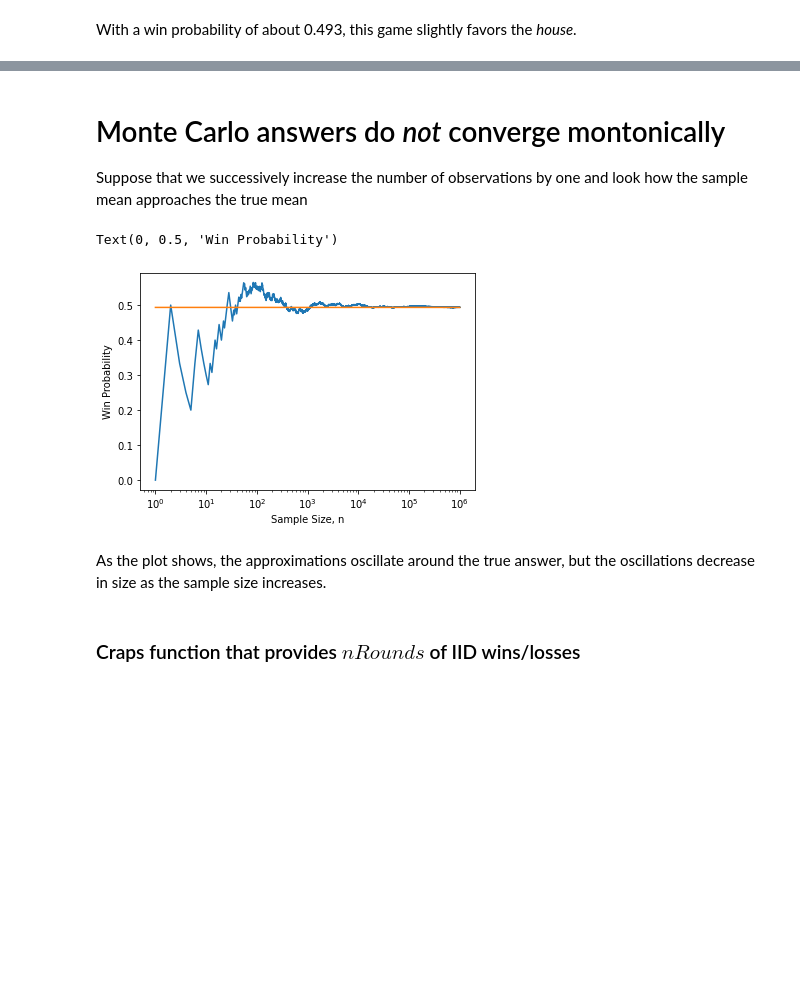
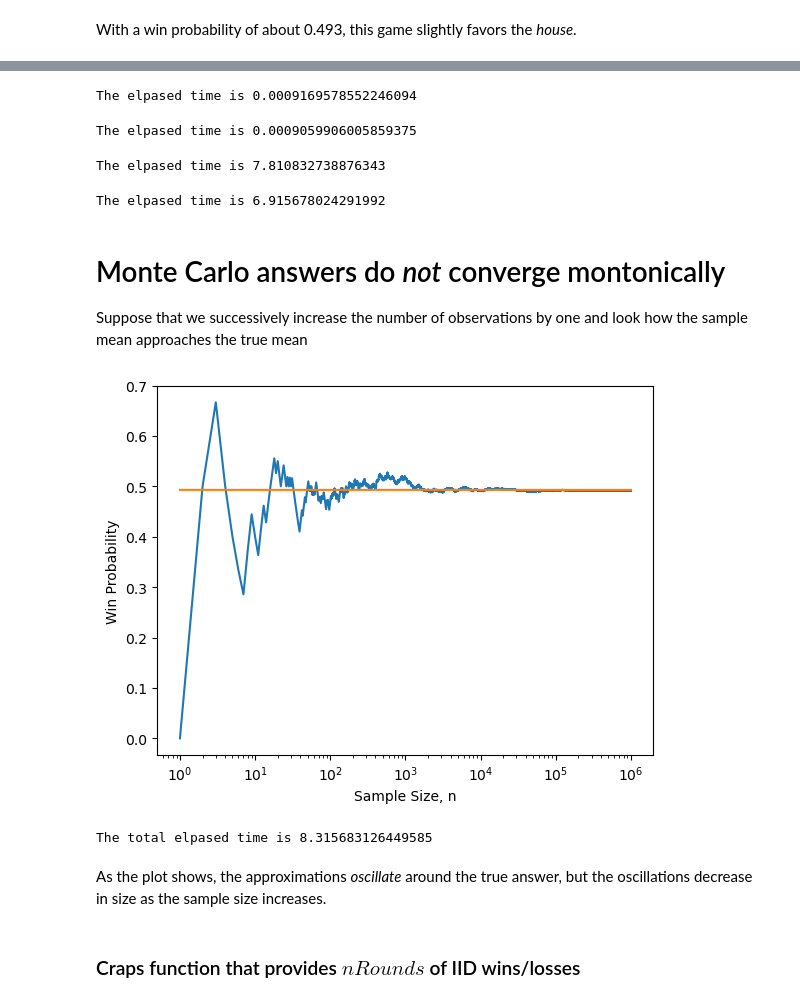
Before and after one commit to yding2/MATH565CourseCodes, a Jupyter notebook: CrapsSimulation.ipynb, the cells around one changed output, grey strips where cells are left out. Drawn from its saved outputs; the diff is of its cells as text; code cells hidden in the pictures; blank space fills up the shorter version.

Commit message:
Updated Craps and Add Sandwich Shop Simulation

```diff
--- a/CrapsSimulation.ipynb
+++ b/CrapsSimulation.ipynb
@@ -56,6 +57,6 @@ error using $nRounds$ for our sample proportion is about
 $1/\sqrt{\texttt{nRounds}}$.  Thus, using $nRounds = 1e6$ should give
 an error of about 0.001.
 # %%
-probWin = np.mean(craps(100000))
+probWin = np.mean(craps(1000000))
 probWin
 # %% [output]
@@ -65,20 +68,52 @@ With a win probability of about 0.493, this game slightly favors the *house*.
+# %%
+start = time.time()
+np.mean(craps(100))
+end = time.time()
+print("The elpased time is {}".format(end-start))
+# %% [output]
+The elpased time is 0.0009169578552246094
+# %%
+start = time.time()
+np.mean(craps(100))
+end = time.time()
+print("The elpased time is {}".format(end-start))
+# %% [output]
+The elpased time is 0.0009059906005859375
+# %%
+start = time.time()
+np.mean(craps(1000000))
+end = time.time()
+print("The elpased time is {}".format(end-start))
+# %% [output]
+The elpased time is 7.810832738876343
+# %%
+start = time.time()
+np.mean(craps(1000000))
+end = time.time()
+print("The elpased time is {}".format(end-start))
+# %% [output]
+The elpased time is 6.915678024291992
 # %% [markdown]
 # Monte Carlo answers do _not_ converge montonically
 Suppose that we successively increase the number of observations by one
 and look how the sample mean approaches the true mean
 # %%
+start = time.time()
 nSample = 1000000
 crapsResults = craps(nSample)
 probWinVec = np.divide(np.cumsum(crapsResults),np.arange(1,nSample+1))
+plt.semilogx(np.arange(1,nSample+1), probWinVec,np.arange(1,nSample+1), np.ones(nSample)*probWin)
+plt.xlabel('Sample Size, n')
+plt.ylabel('Win Probability')
+end = time.time()
+# %% [output]
+[figure, added]
 # %%
-plt.semilogx(np.arange(1,nSample+1), probWinVec,np.arange(1,nSample+1), np.ones(nSample)*probWin)
-plt.xlabel('Sample Size, n')
-plt.ylabel('Win Probability')
+print("The total elpased time is {}".format(end-start))
 # %% [output]
-Text(0, 0.5, 'Win Probability')
+The total elpased time is 8.315683126449585
-[figure, removed]
 # %% [markdown]
-As the plot shows, the approximations oscillate around the true answer, but the oscillations decrease in size as the sample size increases.
+As the plot shows, the approximations *oscillate* around the true answer, but the oscillations decrease in size as the sample size increases.
 # %% [markdown]
 ### Craps function that provides $nRounds$ of IID wins/losses
 # %%
```
Also changed, not shown: parts of 4 cells of this notebook, 1 other file.
